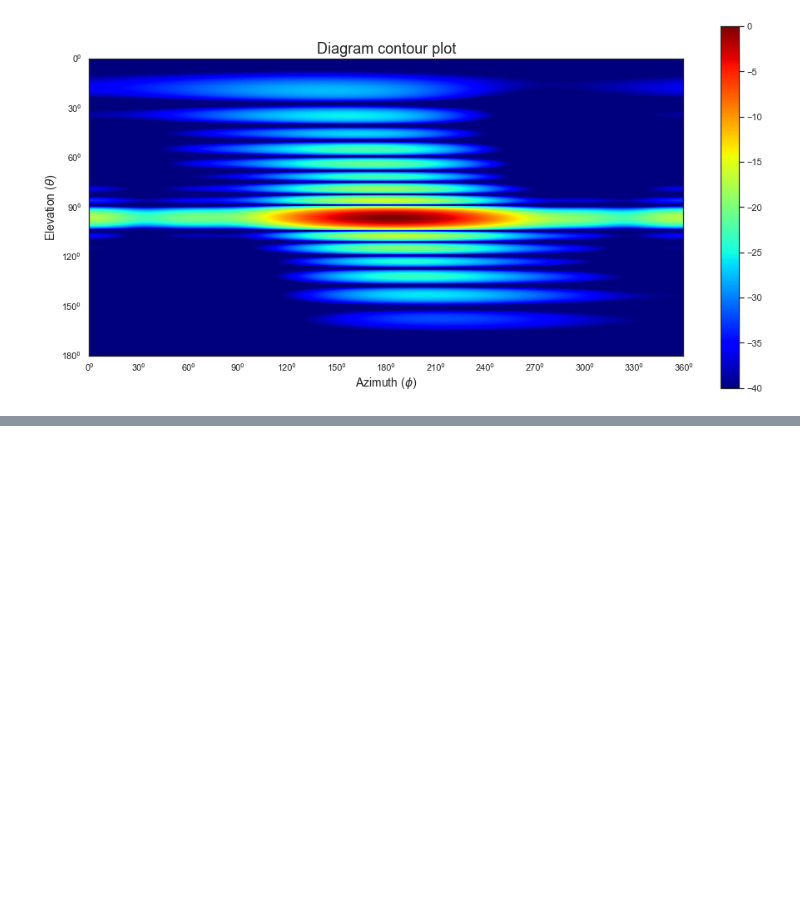
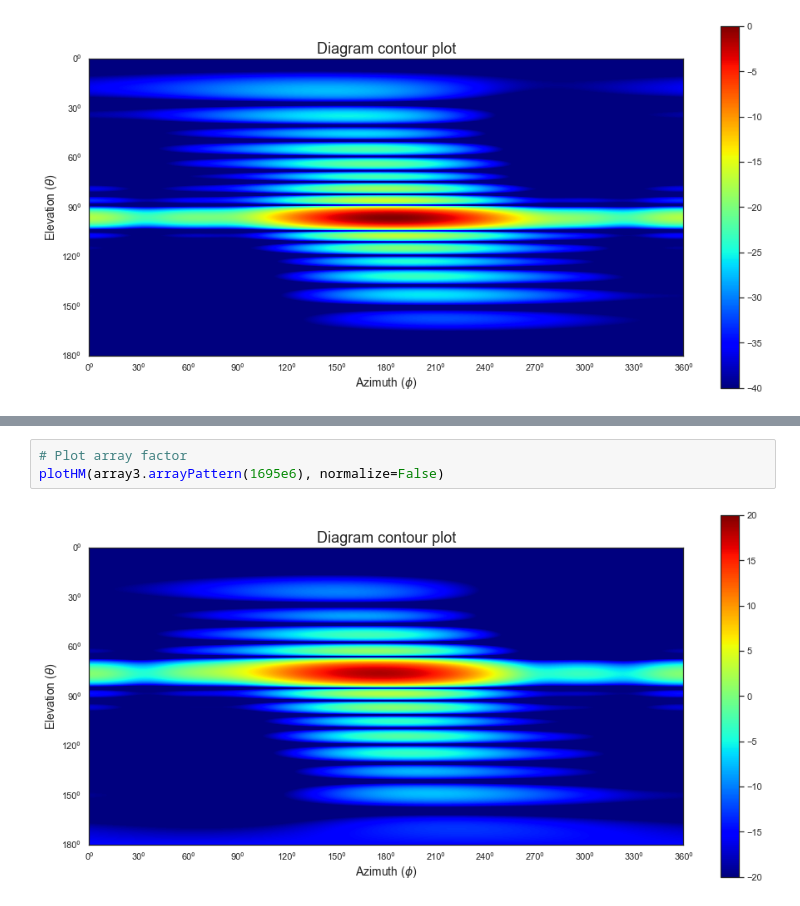
Before and after one commit to gvillalba86/PatternCalculator, a Jupyter notebook: arrayExample.ipynb, the cells around one changed output, grey strips where cells are left out. Saved outputs shown, nothing was run; the diff lists cells and outputs as text; blank space fills up the shorter version.

```diff
--- a/arrayExample.ipynb
+++ b/arrayExample.ipynb
@@ -113,0 +141,5 @@ plotCutsPolar(array2.arrayPattern(2e9), normalize=True)
+# %%
+# Plot array factor
+plotHM(array3.arrayPattern(1695e6), normalize=False)
+# %% [output]
+[figure, added]
```
Also changed, not shown: parts of 12 cells of this notebook, 2 other files.
